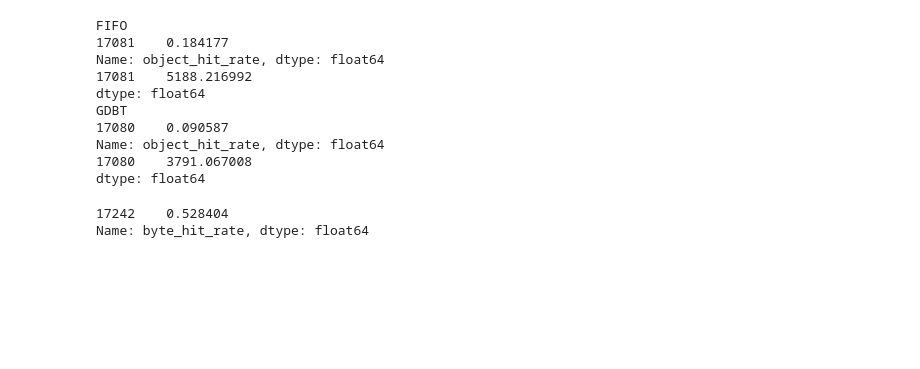
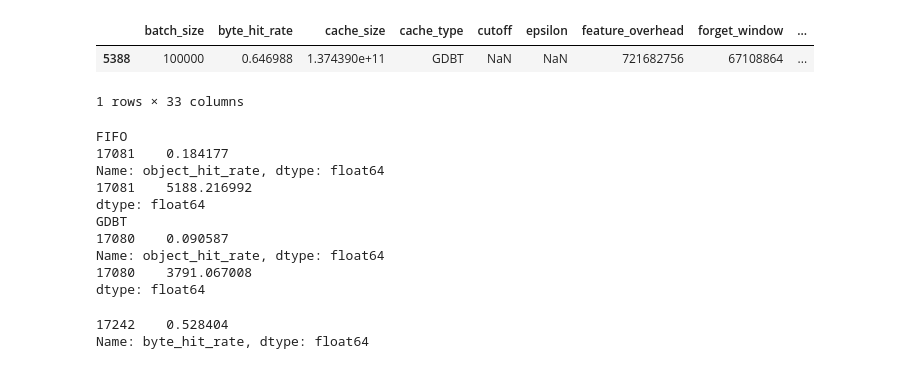
Before and after one commit to dasebe/webcachesim, a Jupyter notebook: notebook/evaluation.ipynb, the cells around one changed output. Cells and saved outputs as stored; diff of their text form; code cells hidden in the pictures; blank space fills up the shorter version.

```diff
--- a/notebook/evaluation.ipynb
+++ b/notebook/evaluation.ipynb
@@ -34,3 +72,9 @@ df1 = df[filter_idx].copy()
+# %%
+df1[(df1.version == 'forward_window') & (df1.forget_window == str(64*2**20))]
+# %% [output]
+|  | batch_size | byte_hit_rate | cache_size | cache_type | cutoff | epsilon | feature_overhead | forget_window | ... |
+| 5388 | 100000 | 0.646988 | 1.374390e+11 | GDBT | NaN | NaN | 721682756 | 67108864 | ... |
+1 rows × 33 columns
 # %%
 # implementation
 df2 = df1[df1.version == 'implementation']
```
Also changed, not shown: parts of 4 cells of this notebook, 5 other files.
